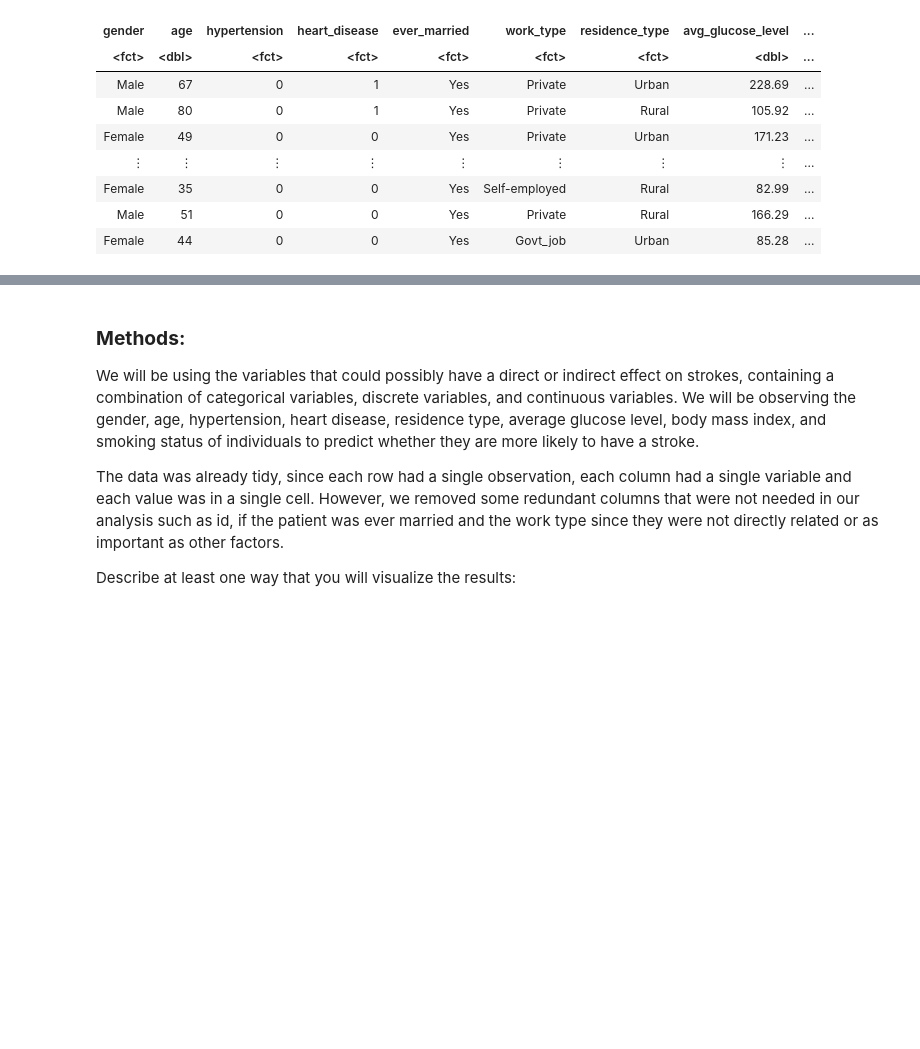
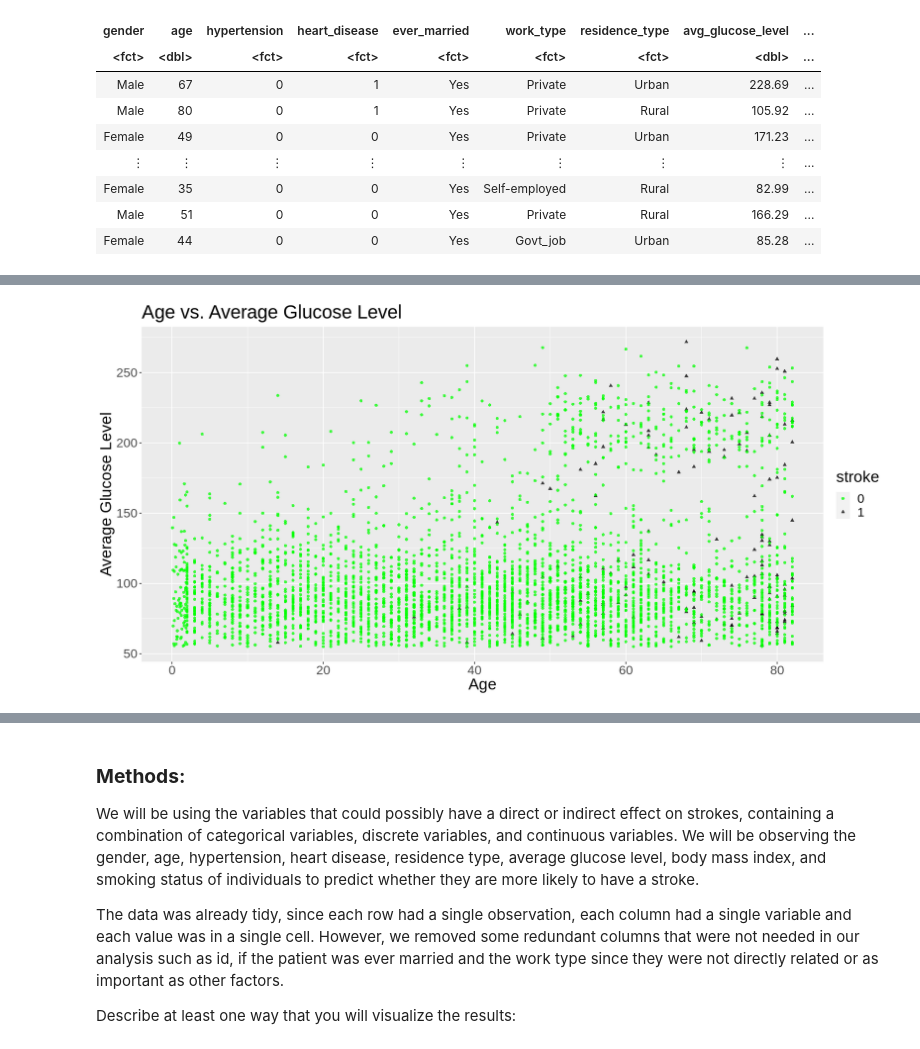
Before and after one commit to romansinkus/stroke-classification, a Jupyter notebook: Stroke_prediction.ipynb, the cells around one changed output, grey strips where cells are left out. Drawn from its saved outputs; the diff is of its cells as text; code cells hidden in the pictures; blank space fills up the shorter version.

Commit message:
Everything/graphs

```diff
--- a/Stroke_prediction.ipynb
+++ b/Stroke_prediction.ipynb
@@ -104,0 +93,15 @@ ERROR: Error: Problem with `summarise()` input `hypertension_count`.
+# %%
+options(repr.plot.width = 14, repr.plot.height = 7)
+
+age_vs_avg_glucose_level_plot <- stroke_train %>%
+    ggplot(aes(x = age, y = avg_glucose_level))+
+    geom_point(aes(color = stroke, shape = stroke), alpha = 0.75)+
+    labs(x = "Age", y = "Average Glucose Level", fill = "Stroke")+
+    ggtitle("Age vs. Average Glucose Level")+
+    theme(text = element_text(size = 20))+
+    #scale_fill_brewer(palette = "Set2")
+    scale_colour_manual(values = c("green", "black"))
+
+age_vs_avg_glucose_level_plot
+# %% [output]
+[figure, added]
```
Also changed, not shown: parts of 6 cells of this notebook.
